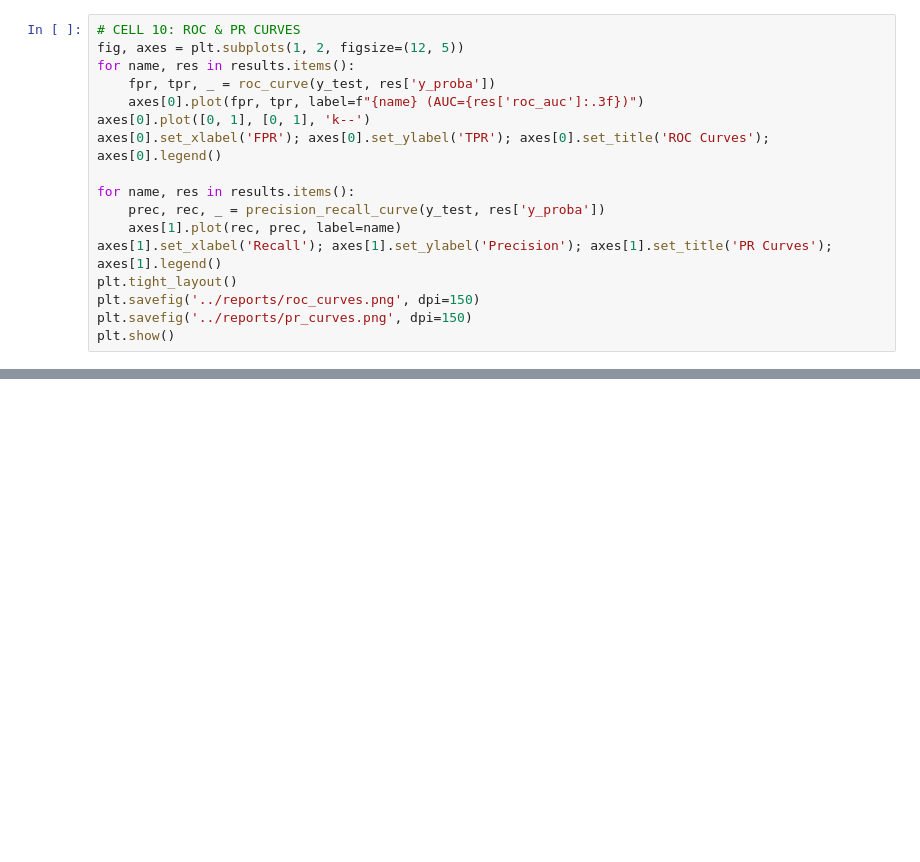
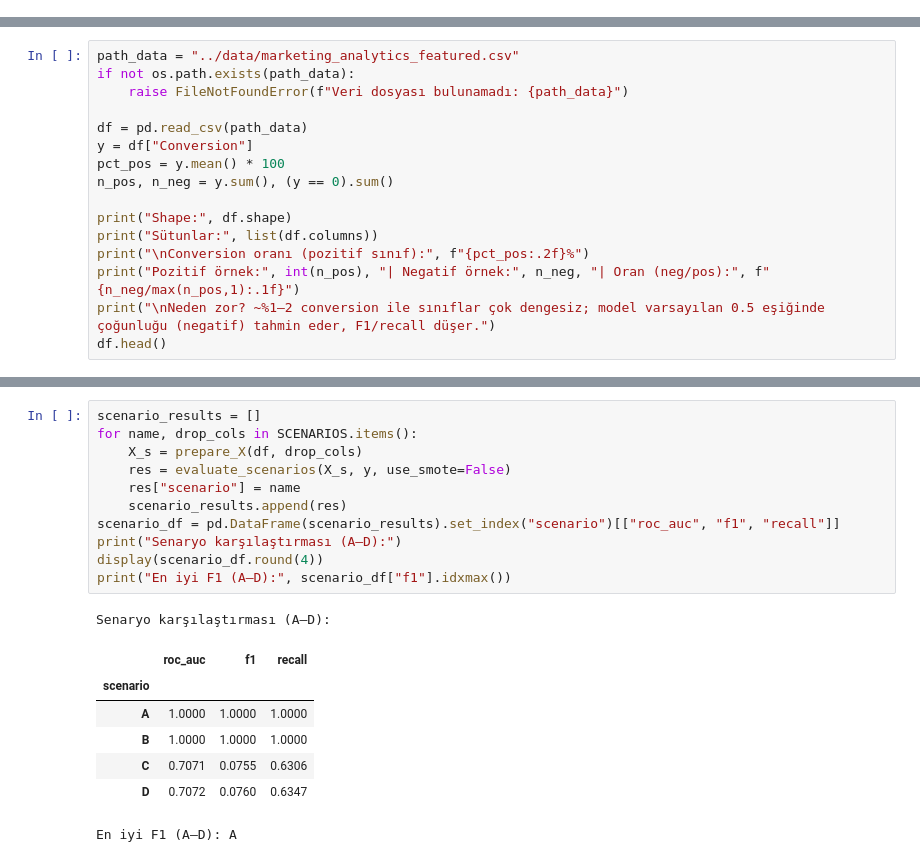
Before and after one commit to barkobt/tubitak-marketing-analytics, a Jupyter notebook: notebooks/04_model_comparison.ipynb, the cells around one changed output, grey strips where cells are left out. Drawn from its saved outputs; the diff is of its cells as text; blank space fills up the shorter version.

```diff
--- a/notebooks/04_model_comparison.ipynb
+++ b/notebooks/04_model_comparison.ipynb
@@ -398,17 +0,0 @@ LightGBM             0.0000     0.0000  0.0000   0.6971
-# %%
-# CELL 10: ROC & PR CURVES
-fig, axes = plt.subplots(1, 2, figsize=(12, 5))
-for name, res in results.items():
-    fpr, tpr, _ = roc_curve(y_test, res['y_proba'])
-    axes[0].plot(fpr, tpr, label=f"{name} (AUC={res['roc_auc']:.3f})")
-axes[0].plot([0, 1], [0, 1], 'k--')
-axes[0].set_xlabel('FPR'); axes[0].set_ylabel('TPR'); axes[0].set_title('ROC Curves'); axes[0].legend()
-
-for name, res in results.items():
-    prec, rec, _ = precision_recall_curve(y_test, res['y_proba'])
-    axes[1].plot(rec, prec, label=name)
-axes[1].set_xlabel('Recall'); axes[1].set_ylabel('Precision'); axes[1].set_title('PR Curves'); axes[1].legend()
-plt.tight_layout()
-plt.savefig('../reports/roc_curves.png', dpi=150)
-plt.savefig('../reports/pr_curves.png', dpi=150)
-plt.show()
@@ -1374,0 +36,16 @@ SMOTE does not accept missing values encoded as NaN natively. For supervised lea
+# %%
+path_data = "../data/marketing_analytics_featured.csv"
+if not os.path.exists(path_data):
+    raise FileNotFoundError(f"Veri dosyası bulunamadı: {path_data}")
+
+df = pd.read_csv(path_data)
+y = df["Conversion"]
+pct_pos = y.mean() * 100
+n_pos, n_neg = y.sum(), (y == 0).sum()
+
+print("Shape:", df.shape)
+print("Sütunlar:", list(df.columns))
+print("\nConversion oranı (pozitif sınıf):", f"{pct_pos:.2f}%")
+print("Pozitif örnek:", int(n_pos), "| Negatif örnek:", n_neg, "| Oran (neg/pos):", f"{n_neg/max(n_pos,1):.1f}")
+print("\nNeden zor? ~%1–2 conversion ile sınıflar çok dengesiz; model varsayılan 0.5 eşiğinde çoğunluğu (negatif) tahmin eder, F1/recall düşer.")
+df.head()
@@ -1374,0 +128,20 @@ SMOTE does not accept missing values encoded as NaN natively. For supervised lea
+# %%
+scenario_results = []
+for name, drop_cols in SCENARIOS.items():
+    X_s = prepare_X(df, drop_cols)
+    res = evaluate_scenarios(X_s, y, use_smote=False)
+    res["scenario"] = name
+    scenario_results.append(res)
+scenario_df = pd.DataFrame(scenario_results).set_index("scenario")[["roc_auc", "f1", "recall"]]
+print("Senaryo karşılaştırması (A–D):")
+display(scenario_df.round(4))
+print("En iyi F1 (A–D):", scenario_df["f1"].idxmax())
+# %% [output]
+Senaryo karşılaştırması (A–D):
+|  | roc_auc | f1 | recall |
+| scenario |  |  |  |
+| A | 1.0000 | 1.0000 | 1.0000 |
+| B | 1.0000 | 1.0000 | 1.0000 |
+| C | 0.7071 | 0.0755 | 0.6306 |
+| D | 0.7072 | 0.0760 | 0.6347 |
+En iyi F1 (A–D): A
```
Also changed, not shown: parts of 62 cells of this notebook, 1 other file.
